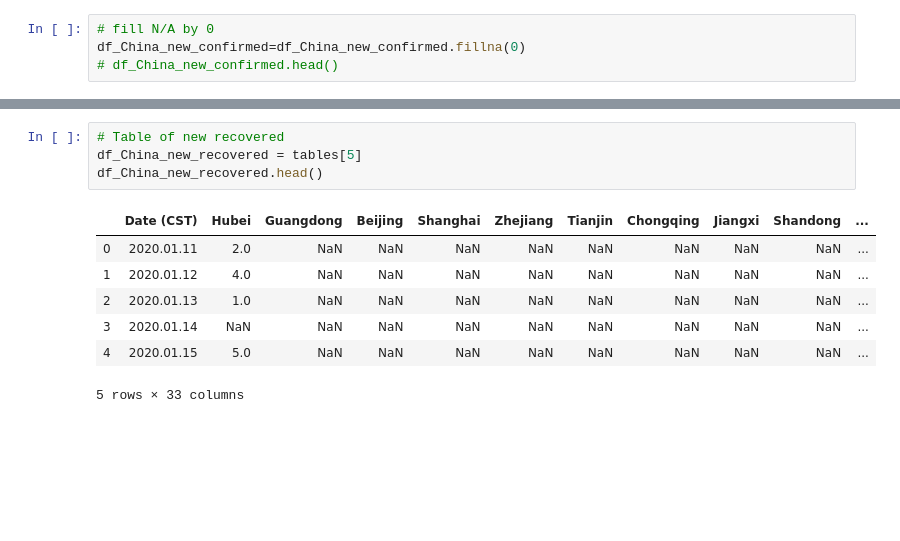
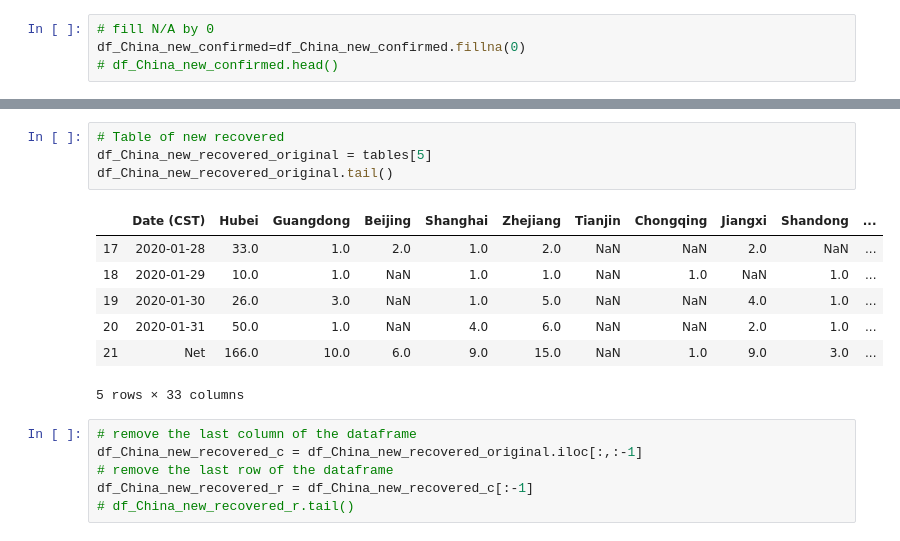
Before and after one commit to masonxmh/Project2, a Jupyter notebook: scrap_table.ipynb, the cells around one changed output, grey strips where cells are left out. Cells and saved outputs as stored; diff of their text form; blank space fills up the shorter version.

```diff
--- a/scrap_table.ipynb
+++ b/scrap_table.ipynb
@@ -96,12 +171,18 @@ df_China_new_deathes.head()
 # %%
 # Table of new recovered
-df_China_new_recovered = tables[5]
-df_China_new_recovered.head()
+df_China_new_recovered_original = tables[5]
+df_China_new_recovered_original.tail()
 # %% [output]
 |  | Date (CST) | Hubei | Guangdong | Beijing | Shanghai | Zhejiang | Tianjin | Chongqing | Jiangxi | Shandong | ... |
-| 0 | 2020.01.11 | 2.0 | NaN | NaN | NaN | NaN | NaN | NaN | NaN | NaN | ... |
-| 1 | 2020.01.12 | 4.0 | NaN | NaN | NaN | NaN | NaN | NaN | NaN | NaN | ... |
-| 2 | 2020.01.13 | 1.0 | NaN | NaN | NaN | NaN | NaN | NaN | NaN | NaN | ... |
-| 3 | 2020.01.14 | NaN | NaN | NaN | NaN | NaN | NaN | NaN | NaN | NaN | ... |
-| 4 | 2020.01.15 | 5.0 | NaN | NaN | NaN | NaN | NaN | NaN | NaN | NaN | ... |
+| 17 | 2020-01-28 | 33.0 | 1.0 | 2.0 | 1.0 | 2.0 | NaN | NaN | 2.0 | NaN | ... |
+| 18 | 2020-01-29 | 10.0 | 1.0 | NaN | 1.0 | 1.0 | NaN | 1.0 | NaN | 1.0 | ... |
+| 19 | 2020-01-30 | 26.0 | 3.0 | NaN | 1.0 | 5.0 | NaN | NaN | 4.0 | 1.0 | ... |
+| 20 | 2020-01-31 | 50.0 | 1.0 | NaN | 4.0 | 6.0 | NaN | NaN | 2.0 | 1.0 | ... |
+| 21 | Net | 166.0 | 10.0 | 6.0 | 9.0 | 15.0 | NaN | 1.0 | 9.0 | 3.0 | ... |
 5 rows × 33 columns
+# %%
+# remove the last column of the dataframe
+df_China_new_recovered_c = df_China_new_recovered_original.iloc[:,:-1]
+# remove the last row of the dataframe
+df_China_new_recovered_r = df_China_new_recovered_c[:-1]
+# df_China_new_recovered_r.tail()
```
Also changed, not shown: parts of 51 cells of this notebook, 9 other files.
